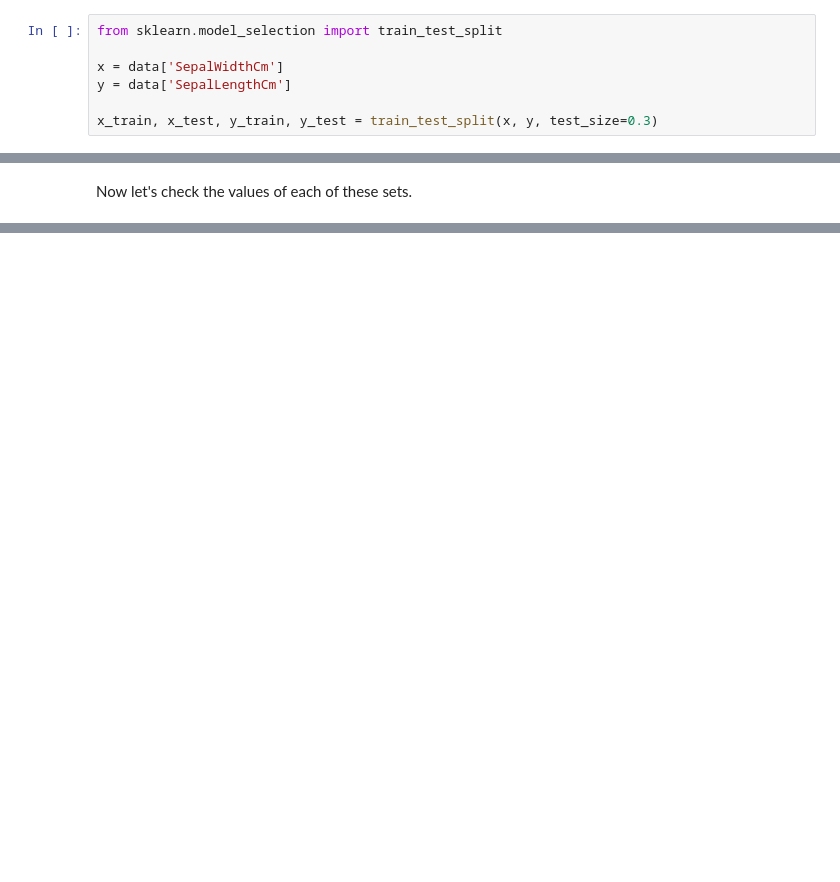
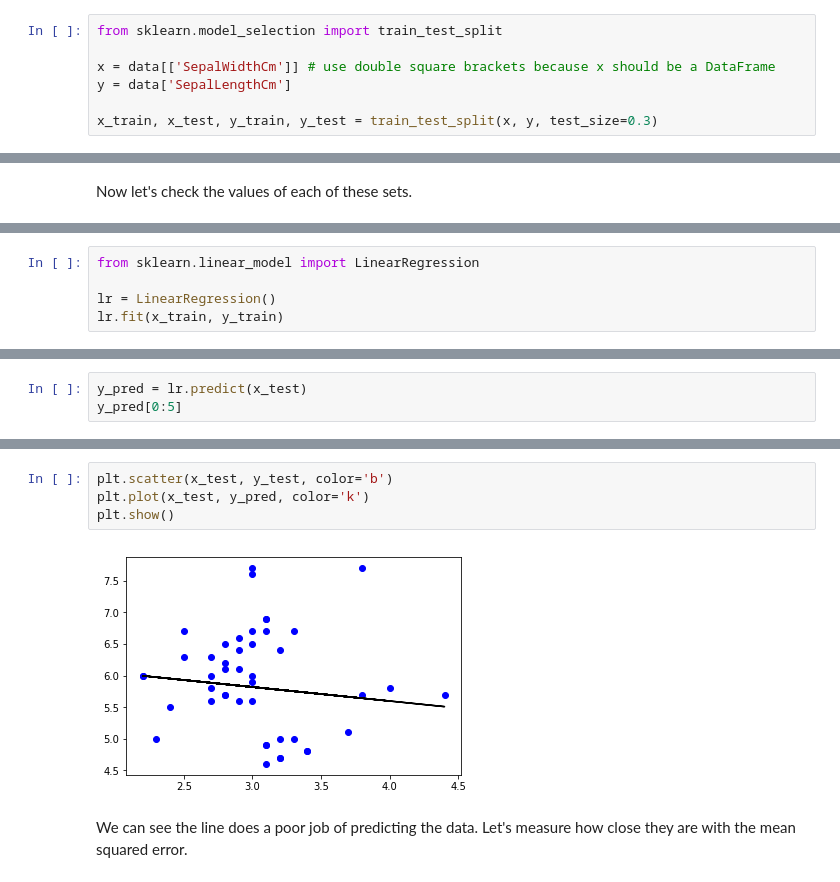
Before and after one commit to NicholasCrossman/python-iris-regression, a Jupyter notebook: iris-regression.ipynb, the cells around one changed output, grey strips where cells are left out. Drawn from its saved outputs; the diff is of its cells as text; blank space fills up the shorter version.

Commit message:
Added scatter plot to Model 1.

```diff
--- a/iris-regression.ipynb
+++ b/iris-regression.ipynb
@@ -139,7 +139,7 @@ We will then split our data into training and testing values for both `x` and `y
 # %%
 from sklearn.model_selection import train_test_split
 
-x = data['SepalWidthCm']
+x = data[['SepalWidthCm']] # use double square brackets because x should be a DataFrame
 y = data['SepalLengthCm']
 
 x_train, x_test, y_train, y_test = train_test_split(x, y, test_size=0.3)
@@ -190,0 +186,5 @@ Name: SepalLengthCm, dtype: float64
+# %%
+from sklearn.linear_model import LinearRegression
+
+lr = LinearRegression()
+lr.fit(x_train, y_train)
@@ -190,0 +195,3 @@ Name: SepalLengthCm, dtype: float64
+# %%
+y_pred = lr.predict(x_test)
+y_pred[0:5]
@@ -190,0 +211,8 @@ Name: SepalLengthCm, dtype: float64
+# %%
+plt.scatter(x_test, y_test, color='b')
+plt.plot(x_test, y_pred, color='k')
+plt.show()
+# %% [output]
+[figure, added]
+# %% [markdown]
+We can see the line does a poor job of predicting the data. Let's measure how close they are with the mean squared error.
```
Also changed, not shown: parts of 24 cells of this notebook.
